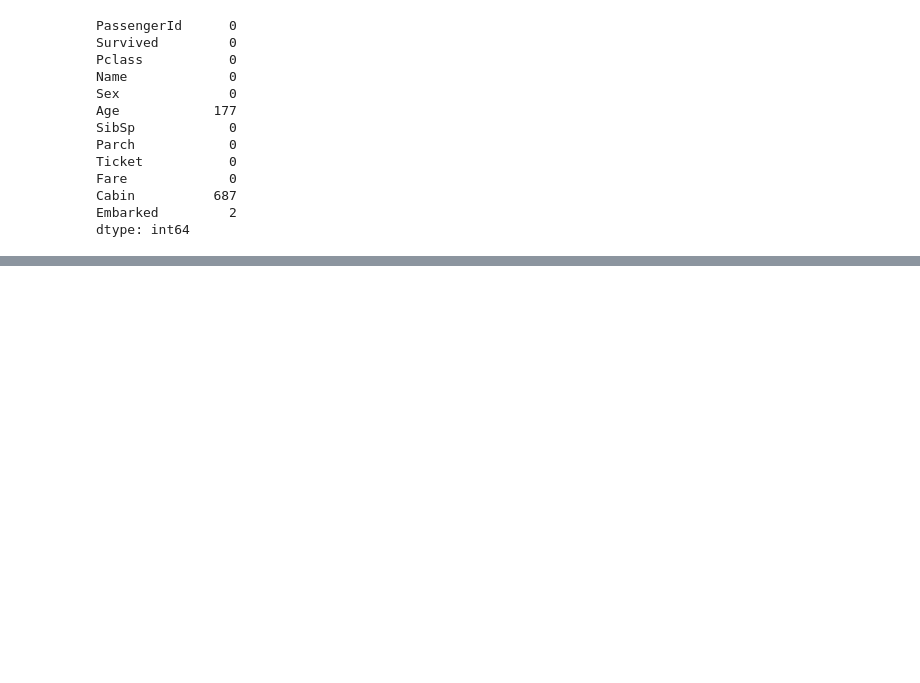
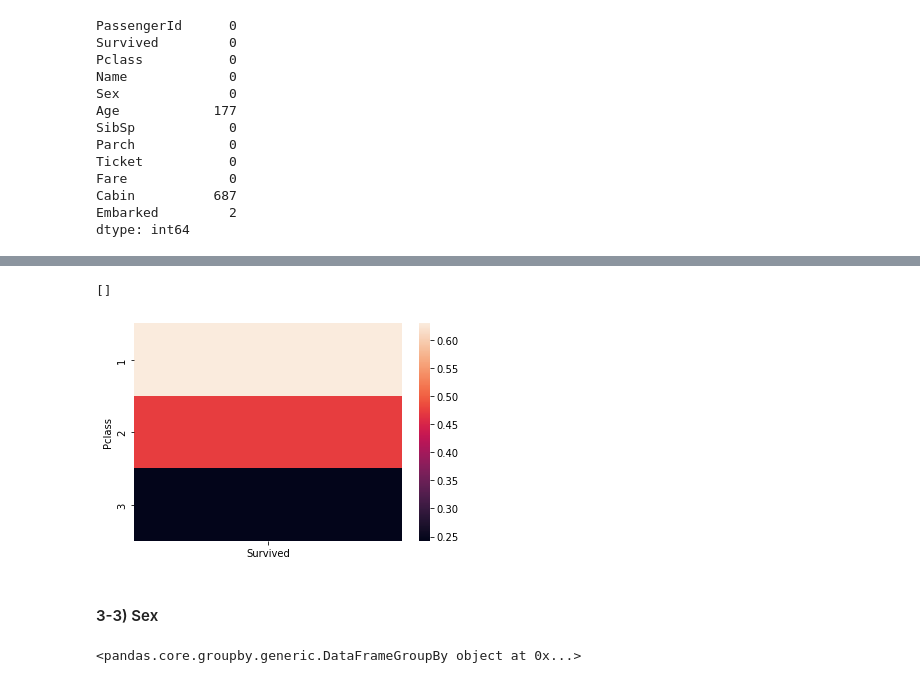
Before and after one commit to JitHoon/cnuai, a Jupyter notebook: augustEducation/EDA_titanic/week5_EDA_titanic.ipynb, the cells around one changed output, grey strips where cells are left out. Cells and saved outputs as stored; diff of their text form; code cells hidden in the pictures; blank space fills up the shorter version.

```diff
--- a/augustEducation/EDA_titanic/week5_EDA_titanic.ipynb
+++ b/augustEducation/EDA_titanic/week5_EDA_titanic.ipynb
@@ -112,0 +164,15 @@ dtype: int64
+# %%
+# 히트맵 활용
+
+sns.heatmap(titanic_df[['Pclass', 'Survived']].groupby(['Pclass']).mean())
+plt.plot()
+# %% [output]
+[]
+[figure, added]
+# %% [markdown]
+#### 3-3) Sex
+# %%
+# data type groupby 생성
+titanic_df.groupby(['Survived', 'Sex'])
+# %% [output]
+<pandas.core.groupby.generic.DataFrameGroupBy object at 0x...>
```
Also changed, not shown: parts of 17 cells of this notebook.
